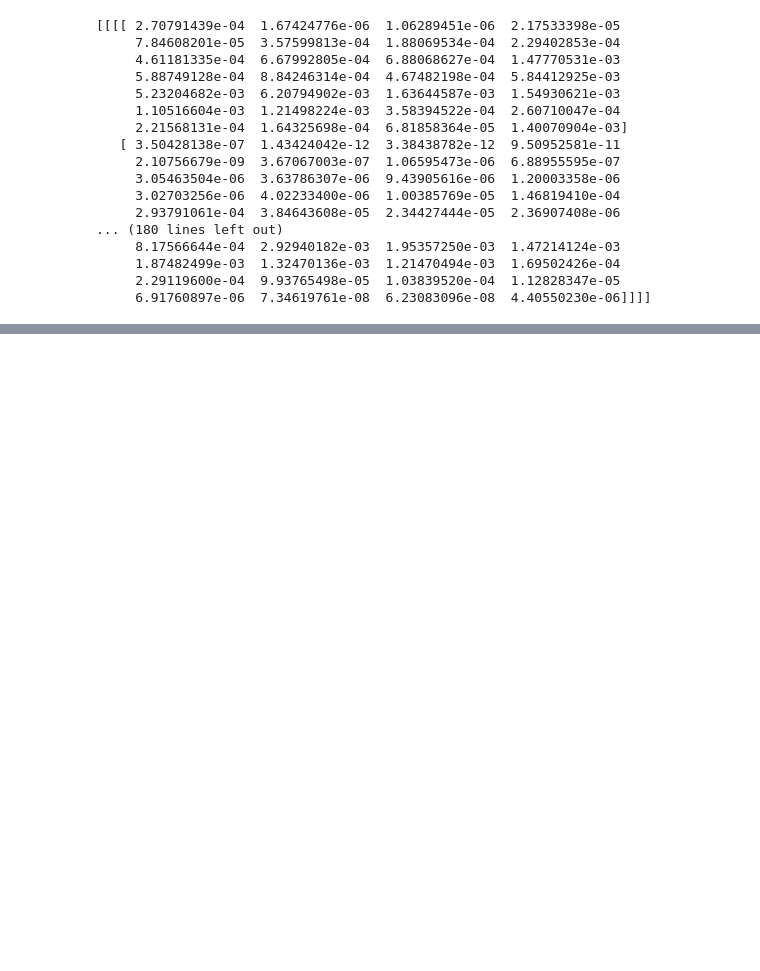
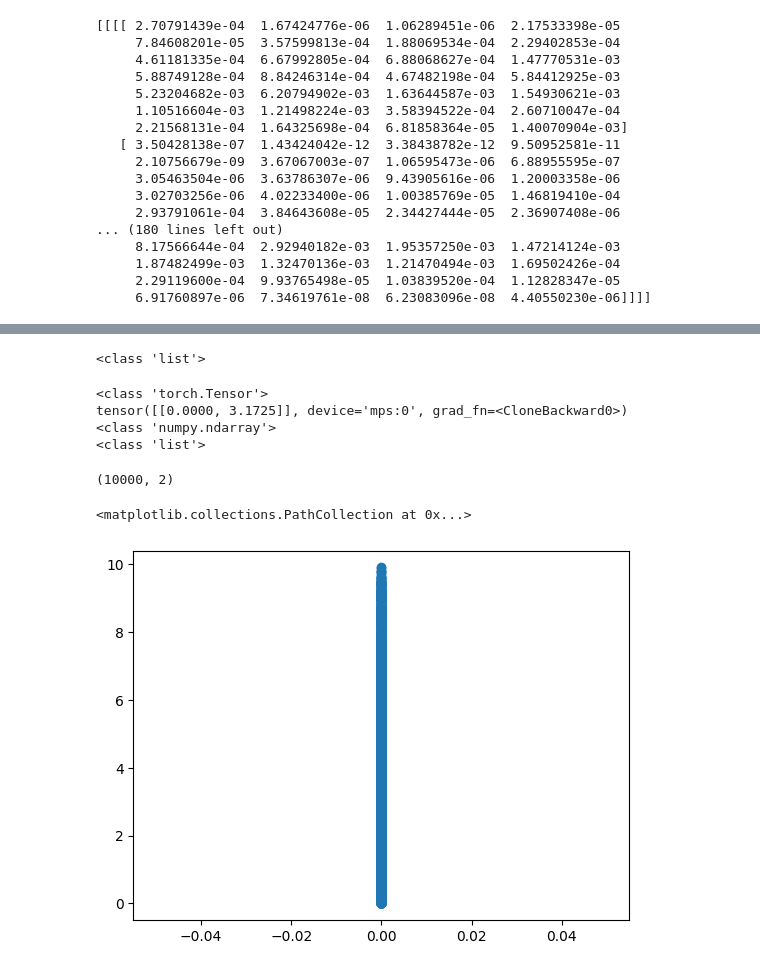
Before and after one commit to yung-p/Understanding_VAEs, a Jupyter notebook: Autoencoder_conv.ipynb, the cells around one changed output, grey strips where cells are left out. Saved outputs shown, nothing was run; the diff lists cells and outputs as text; code cells hidden in the pictures; blank space fills up the shorter version.

Commit message:
A single element of the latent vector seems to be zero for all predictions ! >:(

```diff
--- a/Autoencoder_conv.ipynb
+++ b/Autoencoder_conv.ipynb
@@ -380,0 +383,21 @@ torch.Size([1, 28, 28])
+# %%
+import torch
+
+# Ensure that you define the device
+device = torch.device('mps')  # or 'cuda' if you are using GPU, 'cpu' otherwise
+
+# Define the model
+model = AutoEncoder()
+model.load_state_dict(torch.load('autoencoder.pth'))
+model.to(device)
+model.eval()  # Set the model to evaluation mode
+
+labels = []
+latents = []
+
+for i, (image, label) in enumerate(full_test_data):
+    image = image.to(device)  # Move the image to the same device
+    _, latent = model(image.unsqueeze(0), return_latent=True)
+    print(latent)
+    labels.append(label)
+    latents.append(latent)
@@ -380,0 +422,28 @@ torch.Size([1, 28, 28])
+# %%
+print(type(labels))
+# %% [output]
+<class 'list'>
+# %%
+print(type(latents[0]))
+print(latents[0])
+
+latents_np = [tensor.cpu().detach().numpy() for tensor in latents]
+
+# Print to verify
+print(type(latents_np[0]))
+print(type(latents_np))
+# %% [output]
+<class 'torch.Tensor'>
+tensor([[0.0000, 3.1725]], device='mps:0', grad_fn=<CloneBackward0>)
+<class 'numpy.ndarray'>
+<class 'list'>
+# %%
+latents_np = np.squeeze(np.array(latents_np))
+print(latents_np.shape)
+
+fig, ax = plt.subplots()
+ax.scatter(latents_np[:,0], latents_np[:,1])
+# %% [output]
+(10000, 2)
+<matplotlib.collections.PathCollection at 0x...>
+[figure, added]
```
Also changed, not shown: parts of 2 cells of this notebook.
